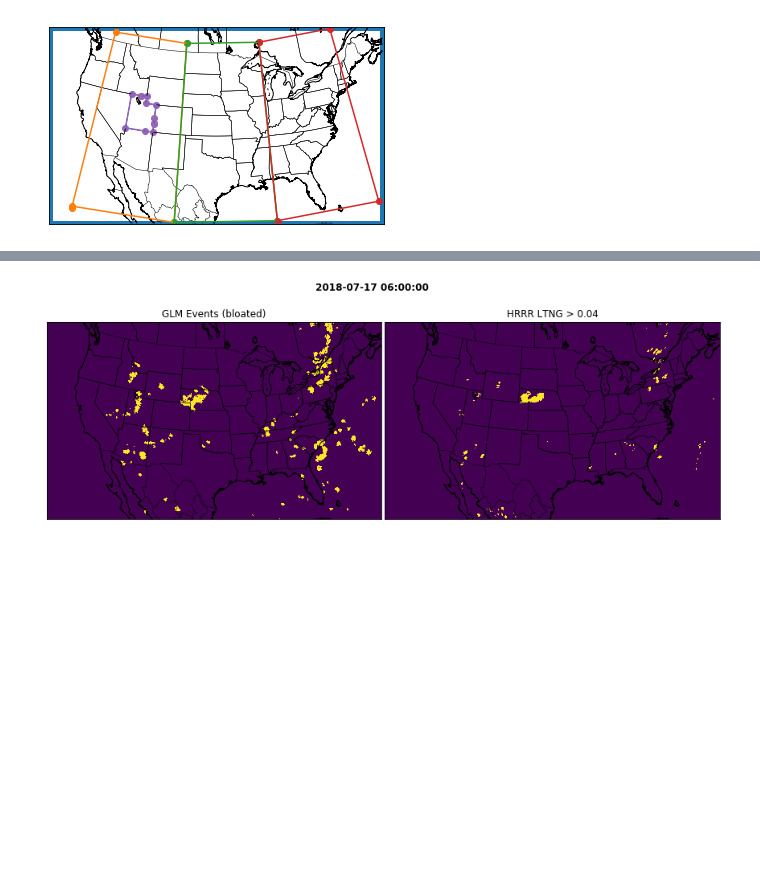
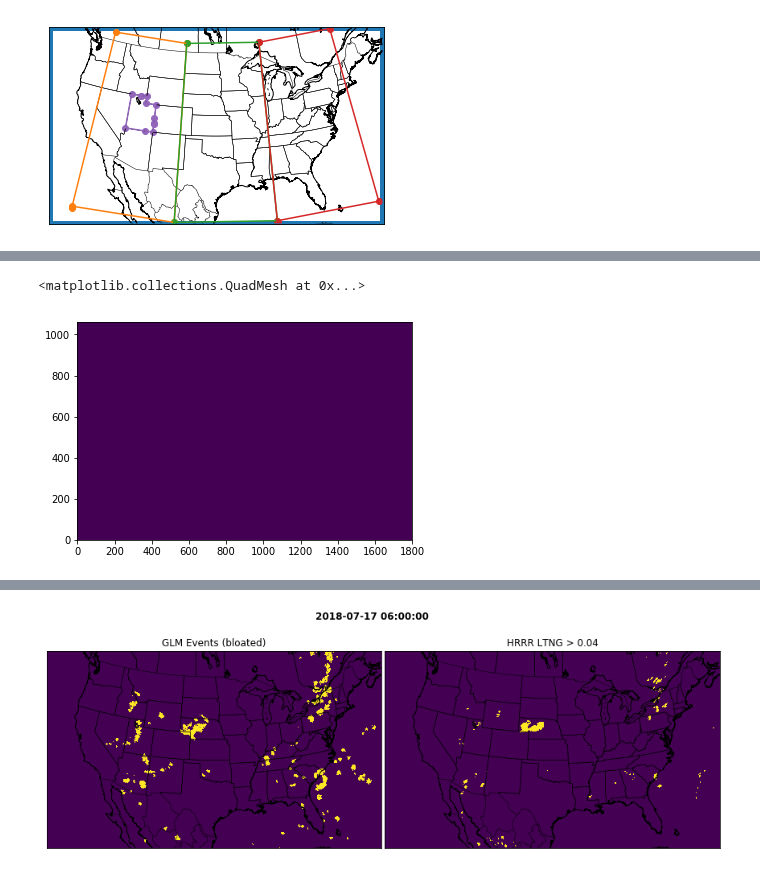
Before and after one commit to blaylockbk/pyBKB_v3, a Jupyter notebook: BB_HRRR/GLM_and_HRRR/GLM_events_HRRR.ipynb, the cells around one changed output, grey strips where cells are left out. Drawn from its saved outputs; the diff is of its cells as text; code cells hidden in the pictures; blank space fills up the shorter version.

Commit message:
updates (oh boy, I feel like I'm getting sloppy as my PhD deadline approaches)

```diff
--- a/BB_HRRR/GLM_and_HRRR/GLM_events_HRRR.ipynb
+++ b/BB_HRRR/GLM_and_HRRR/GLM_events_HRRR.ipynb
@@ -149,5 +149,3 @@ custom = np.array([[0,1,1,1,0],
                    [1,1,1,1,1],
                    [0,1,1,1,0]])
 bloat_glm = ndimage.generic_filter(hist, neighborhood_max, footprint=custom)
-# %%
-PATHS_points, PATHS = get_paths()
@@ -154,7 +199,7 @@ PATHS_points, PATHS = get_paths()
 # %%
-for i in PATHS_points:
-    m.plot(PATHS_points[i]['lon'], PATHS_points[i]['lat'], latlon=True)
-    m.scatter(PATHS_points[i]['lon'], PATHS_points[i]['lat'], latlon=True)
+for i in domains:
+    m.plot(domains[i]['lon'], domains[i]['lat'], latlon=True)
+    m.scatter(domains[i]['lon'], domains[i]['lat'], latlon=True)
 m.drawstates()
 m.drawcoastlines()
 m.drawcountries()
@@ -163,0 +214,15 @@ m.drawcountries()
+# %%
+PATH_masks = {}
+for i in PATHS:
+    if i == 'HRRR':
+        PATH_masks[i] = np.zeros_like(Hlon)
+    else:
+        in_path = PATHS[i].contains_points(list(zip(Hlon.flatten(), Hlat.flatten())))
+        not_in_path = np.invert(in_path)
+        not_in_path = not_in_path.reshape(np.shape(Hlat))
+        PATH_masks[i] = not_in_path
+# %%
+plt.pcolormesh(PATH_masks['HRRR'])
+# %% [output]
+<matplotlib.collections.QuadMesh at 0x...>
+[figure, added]
```
Also changed, not shown: parts of 9 cells of this notebook, 14 other files.
